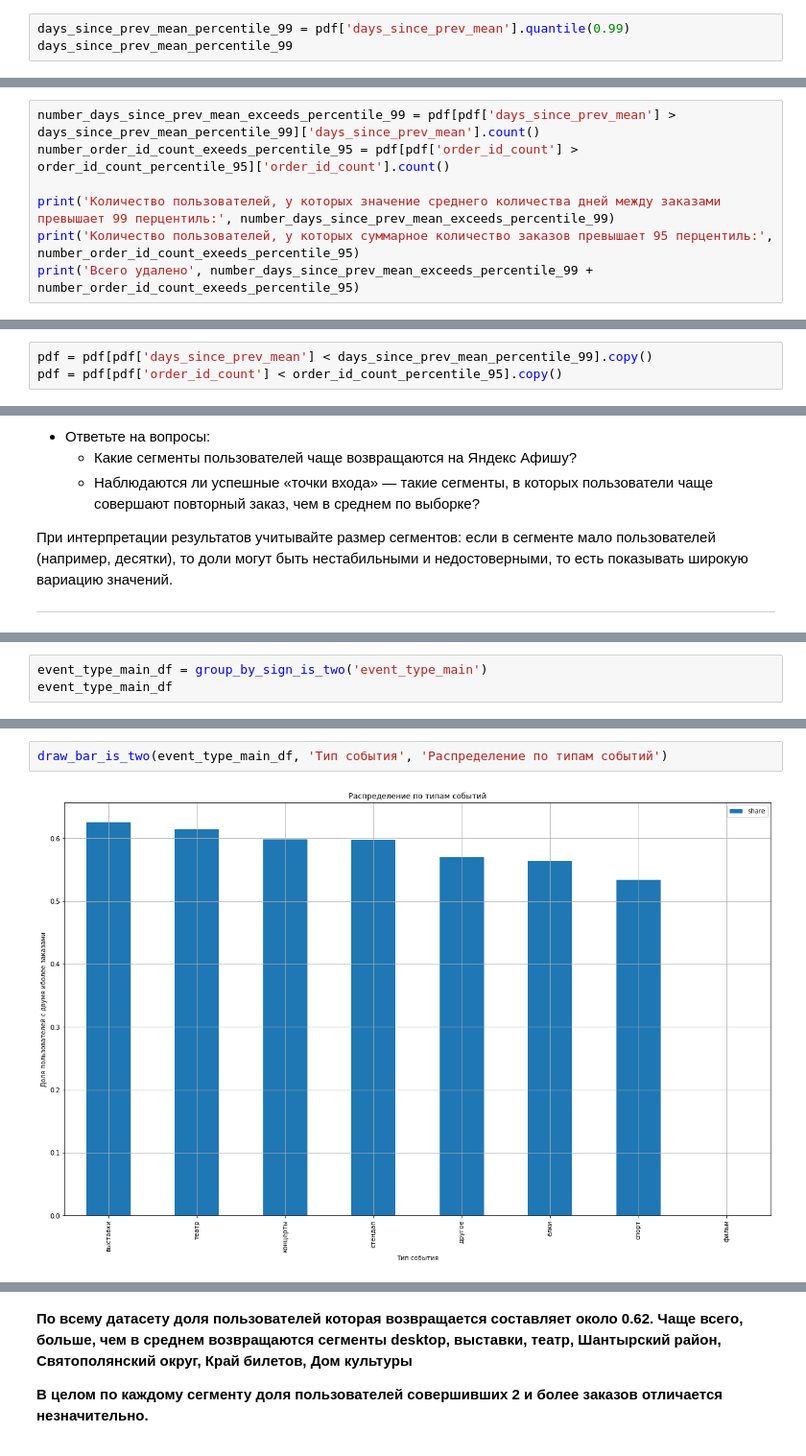
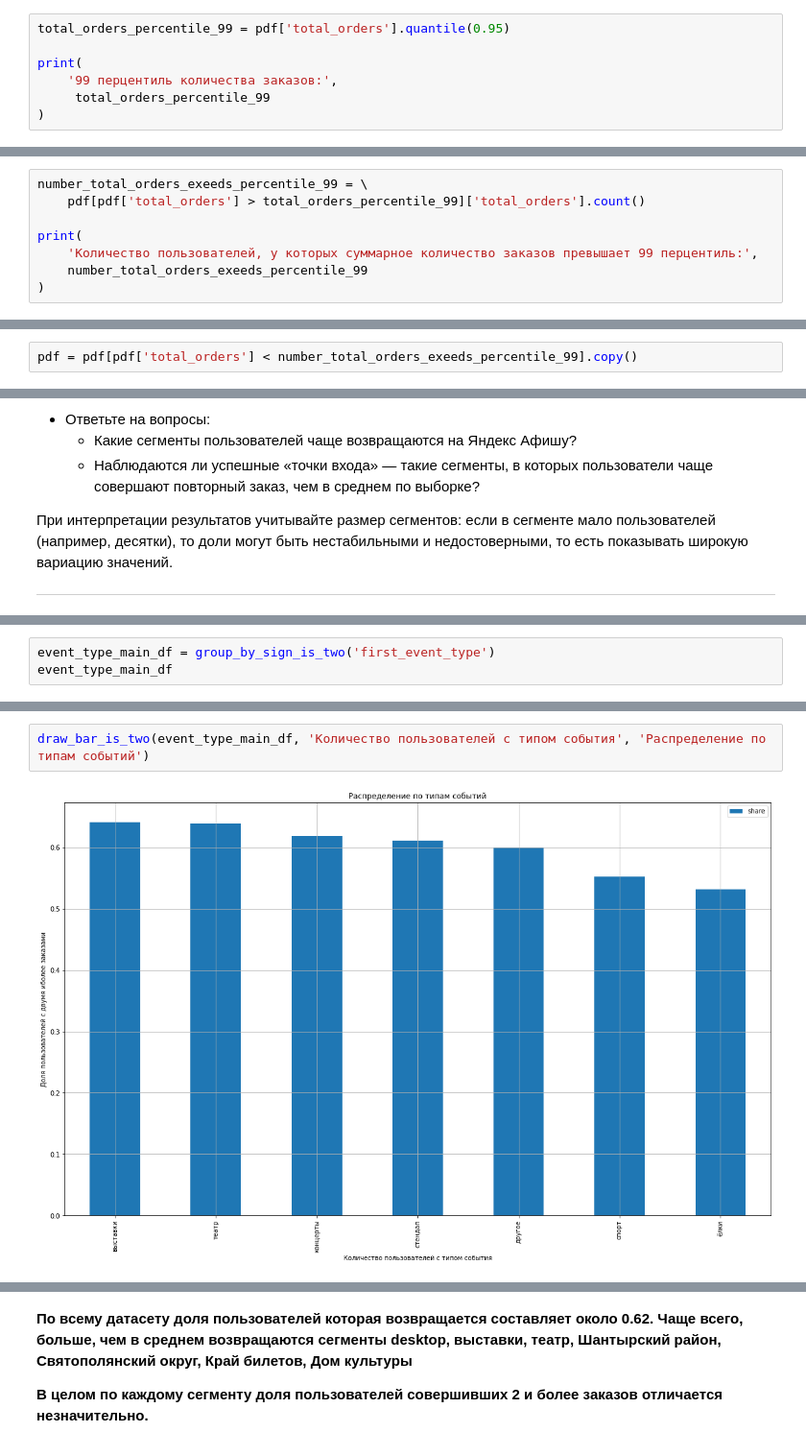
Before and after one commit to adons2004/afisha, a Jupyter notebook: afisha.ipynb, the cells around one changed output, grey strips where cells are left out. Shown at 96% size. Cells and saved outputs as stored; diff of their text form.

```diff
--- a/afisha.ipynb
+++ b/afisha.ipynb
@@ -1097,5 +1283,9 @@ days_since_prev_mean_bp_make('Диаграмма размаха среднего
 </b>
 # %%
-days_since_prev_mean_percentile_99 = pdf['days_since_prev_mean'].quantile(0.99)
-days_since_prev_mean_percentile_99
+total_orders_percentile_99 = pdf['total_orders'].quantile(0.95)
+
+print(
+    '99 перцентиль количества заказов:',
+     total_orders_percentile_99
+)
 # %% [output]
@@ -1108,8 +1293,9 @@ order_id_count_percentile_95
 # %%
-number_days_since_prev_mean_exceeds_percentile_99 = pdf[pdf['days_since_prev_mean'] > days_since_prev_mean_percentile_99]['days_since_prev_mean'].count()
-number_order_id_count_exeeds_percentile_95 = pdf[pdf['order_id_count'] > order_id_count_percentile_95]['order_id_count'].count()
+number_total_orders_exeeds_percentile_99 = \
+    pdf[pdf['total_orders'] > total_orders_percentile_99]['total_orders'].count()
 
-print('Количество пользователей, у которых значение среднего количества дней между заказами превышает 99 перцентиль:', number_days_since_prev_mean_exceeds_percentile_99)
-print('Количество пользователей, у которых суммарное количество заказов превышает 95 перцентиль:', number_order_id_count_exeeds_percentile_95)
-print('Всего удалено', number_days_since_prev_mean_exceeds_percentile_99 + number_order_id_count_exeeds_percentile_95)
+print(
+    'Количество пользователей, у которых суммарное количество заказов превышает 99 перцентиль:',
+    number_total_orders_exeeds_percentile_99
+)
 # %% [output]
@@ -1119,4 +1303,3 @@ print('Всего удалено', number_days_since_prev_mean_exceeds_percentil
 # %%
-pdf = pdf[pdf['days_since_prev_mean'] < days_since_prev_mean_percentile_99].copy()
-pdf = pdf[pdf['order_id_count'] < order_id_count_percentile_95].copy()
+pdf = pdf[pdf['total_orders'] < number_total_orders_exeeds_percentile_99].copy()
 # %%
@@ -1345,4 +1578,4 @@ draw_bar_is_two(device_type_canonical_df, 'Тип устройства', 'Рас
 # %%
-event_type_main_df = group_by_sign_is_two('event_type_main')
+event_type_main_df = group_by_sign_is_two('first_event_type')
 event_type_main_df
 # %% [output]
@@ -1358,4 +1590,4 @@ event_type_main_df
 # %%
-draw_bar_is_two(event_type_main_df, 'Тип события', 'Распределение по типам событий')
+draw_bar_is_two(event_type_main_df, 'Количество пользователей с типом события', 'Распределение по типам событий')
 # %% [output]
-[figure, old version]
+[figure, new version]
```
Also changed, not shown: parts of 173 cells of this notebook.
